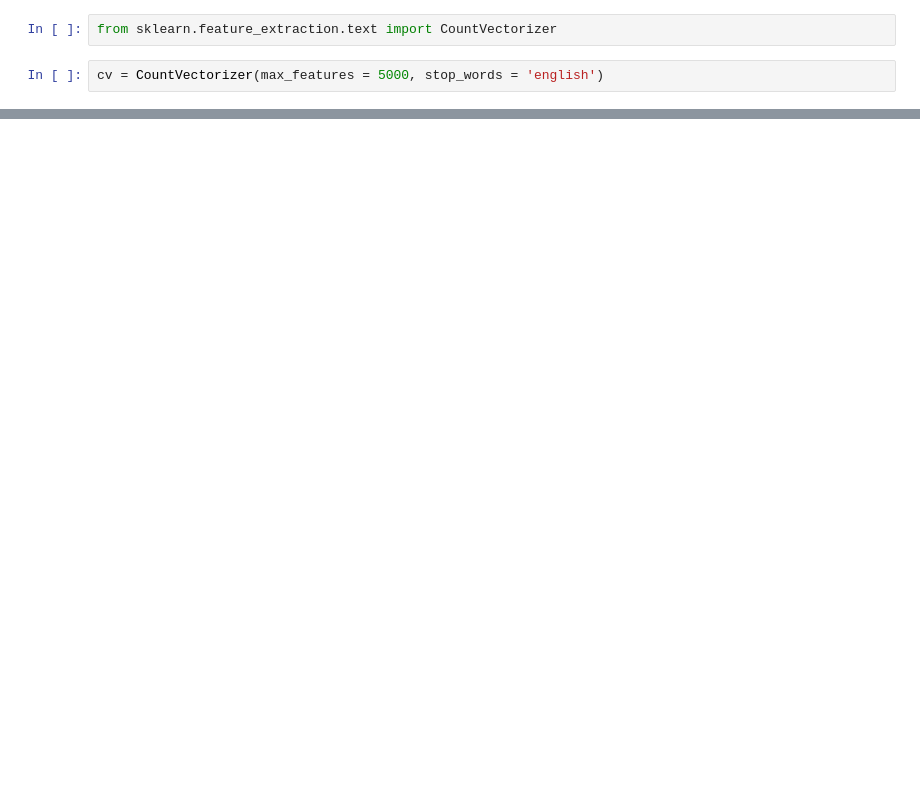
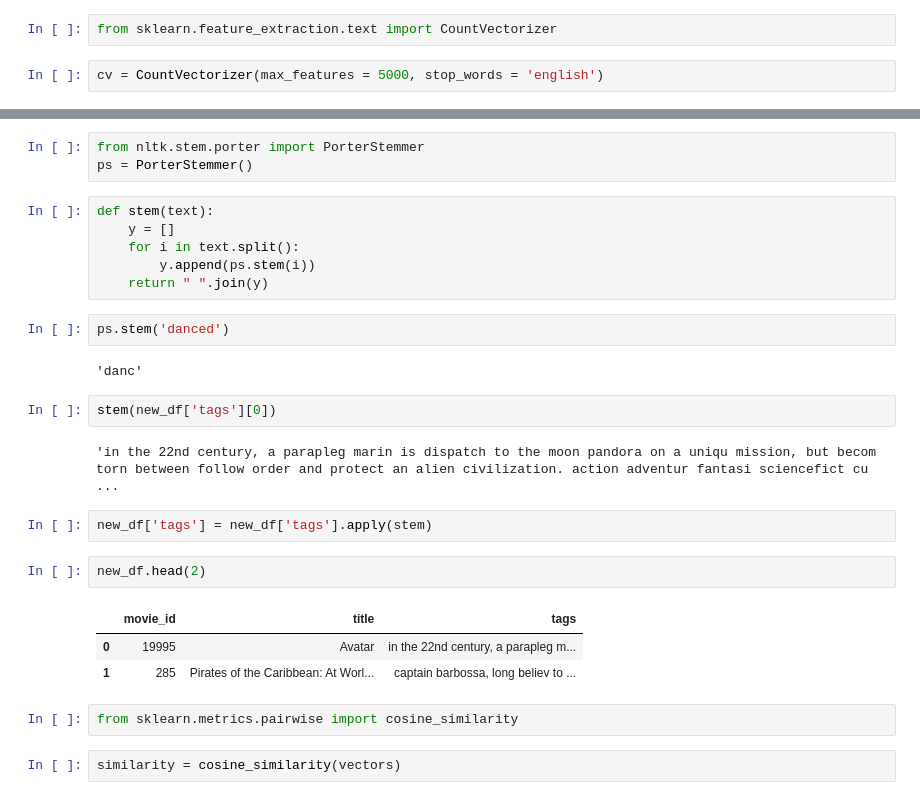
Before and after one commit to AjitYadaav/movie-recommendation-system, a Jupyter notebook: notebooks/movie_recommendation_system.ipynb, the cells around one changed output, grey strips where cells are left out. Saved outputs shown, nothing was run; the diff lists cells and outputs as text; blank space fills up the shorter version.

```diff
--- a/notebooks/movie_recommendation_system.ipynb
+++ b/notebooks/movie_recommendation_system.ipynb
@@ -401,0 +429,29 @@ NameError: name 'new_df' is not defined
+# %%
+from nltk.stem.porter import PorterStemmer
+ps = PorterStemmer()
+# %%
+def stem(text):
+    y = []
+    for i in text.split():
+        y.append(ps.stem(i))
+    return " ".join(y)
+# %%
+ps.stem('danced')
+# %% [output]
+'danc'
+# %%
+stem(new_df['tags'][0])
+# %% [output]
+'in the 22nd century, a parapleg marin is dispatch to the moon pandora on a uniqu mission, but becom torn between follow order and protect an alien civilization. action adventur fantasi sciencefict cu ...
+# %%
+new_df['tags'] = new_df['tags'].apply(stem)
+# %%
+new_df.head(2)
+# %% [output]
+|  | movie_id | title | tags |
+| 0 | 19995 | Avatar | in the 22nd century, a parapleg m... |
+| 1 | 285 | Pirates of the Caribbean: At Worl... | captain barbossa, long believ to ... |
+# %%
+from sklearn.metrics.pairwise import cosine_similarity
+# %%
+similarity = cosine_similarity(vectors)
```
Also changed, not shown: parts of 15 cells of this notebook, 2 other files.
